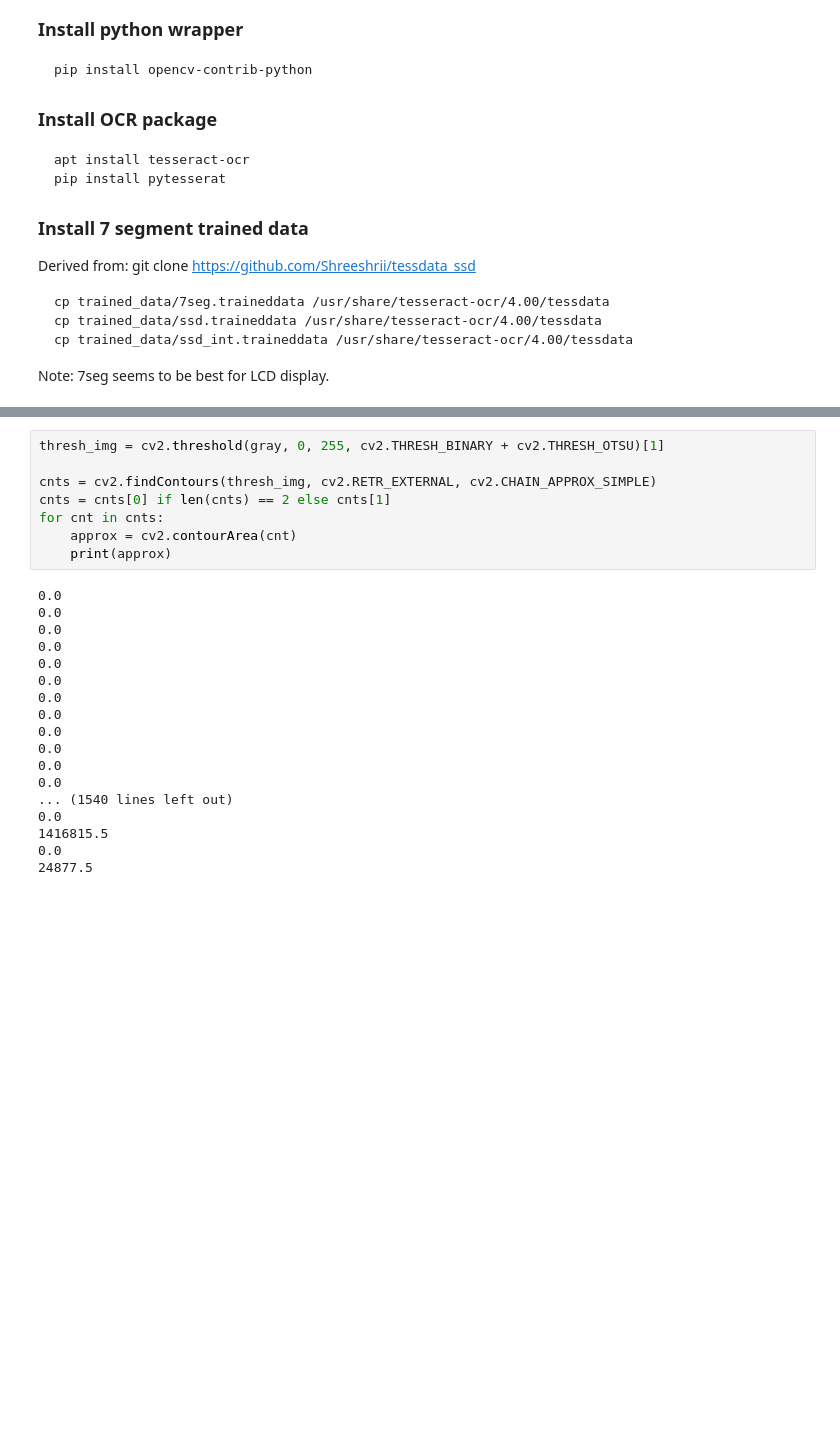
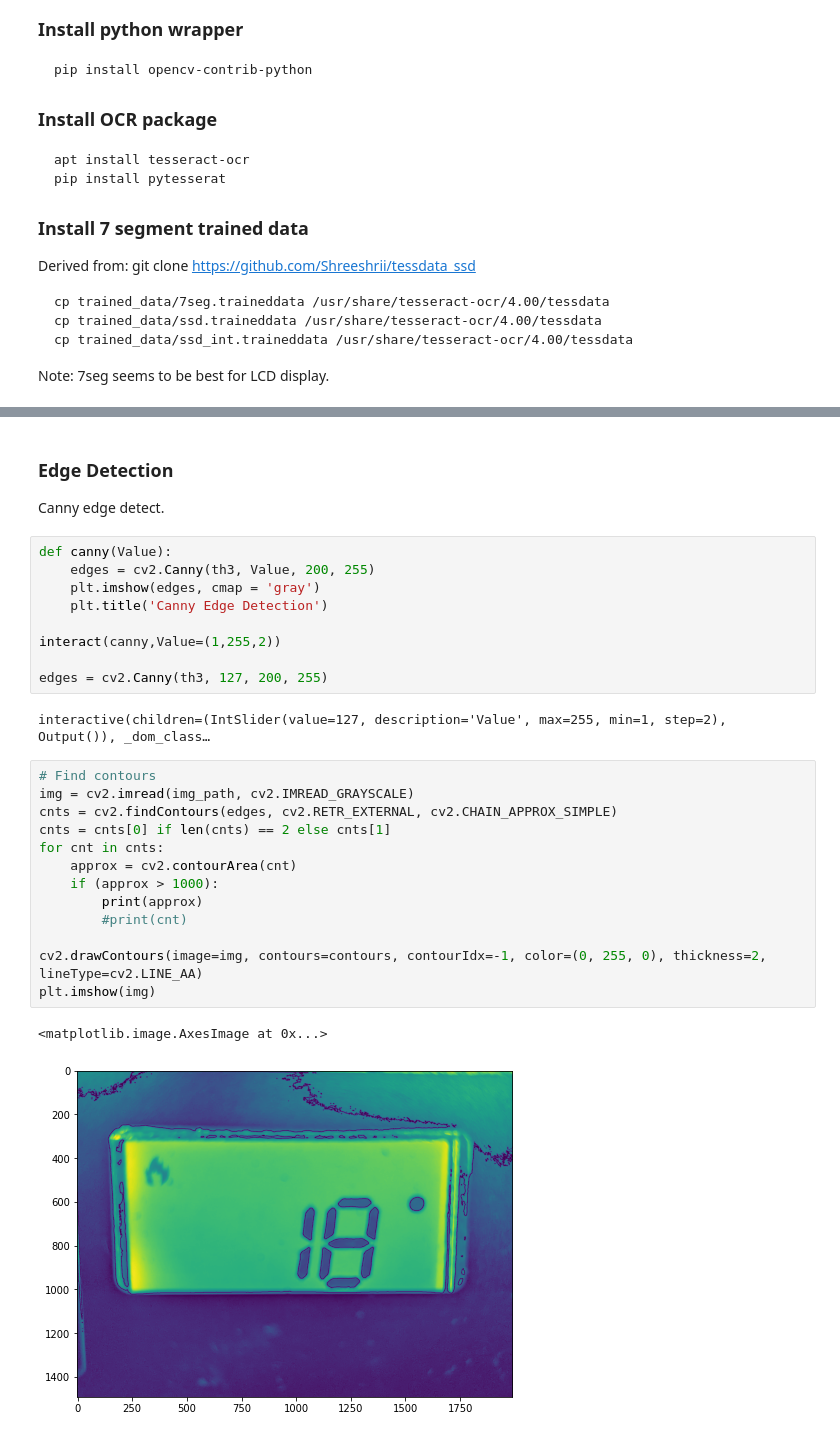
Before and after one commit to mthorley/notebooks, a Jupyter notebook: pentair-image-processing/Pentair Heater LCD Image Processing.ipynb, the cells around one changed output, grey strips where cells are left out. Saved outputs shown, nothing was run; the diff lists cells and outputs as text; blank space fills up the shorter version.

```diff
--- a/pentair-image-processing/Pentair Heater LCD Image Processing.ipynb
+++ b/pentair-image-processing/Pentair Heater LCD Image Processing.ipynb
@@ -48,26 +97,31 @@ plt.imshow(gray, cmap='gray')
+# %% [markdown]
+### Edge Detection
+
+Canny edge detect.
+# %%
+def canny(Value):
+    edges = cv2.Canny(th3, Value, 200, 255)
+    plt.imshow(edges, cmap = 'gray')
+    plt.title('Canny Edge Detection')
+
+interact(canny,Value=(1,255,2))
+
+edges = cv2.Canny(th3, 127, 200, 255)
+# %% [output]
+interactive(children=(IntSlider(value=127, description='Value', max=255, min=1, step=2), Output()), _dom_class…
 # %%
-thresh_img = cv2.threshold(gray, 0, 255, cv2.THRESH_BINARY + cv2.THRESH_OTSU)[1]
-
-cnts = cv2.findContours(thresh_img, cv2.RETR_EXTERNAL, cv2.CHAIN_APPROX_SIMPLE)
+# Find contours
+img = cv2.imread(img_path, cv2.IMREAD_GRAYSCALE)
+cnts = cv2.findContours(edges, cv2.RETR_EXTERNAL, cv2.CHAIN_APPROX_SIMPLE)
 cnts = cnts[0] if len(cnts) == 2 else cnts[1]
 for cnt in cnts:
     approx = cv2.contourArea(cnt)
-    print(approx)
+    if (approx > 1000):
+        print(approx)
+        #print(cnt)
+
+cv2.drawContours(image=img, contours=contours, contourIdx=-1, color=(0, 255, 0), thickness=2, lineType=cv2.LINE_AA)
+plt.imshow(img)
 # %% [output]
-0.0
-0.0
-0.0
-0.0
-0.0
-0.0
-0.0
-0.0
-0.0
-0.0
-0.0
-0.0
-... (1540 lines left out)
-0.0
-1416815.5
-0.0
-24877.5
+<matplotlib.image.AxesImage at 0x...>
+[figure, added]
```
Also changed, not shown: parts of 13 cells of this notebook.
